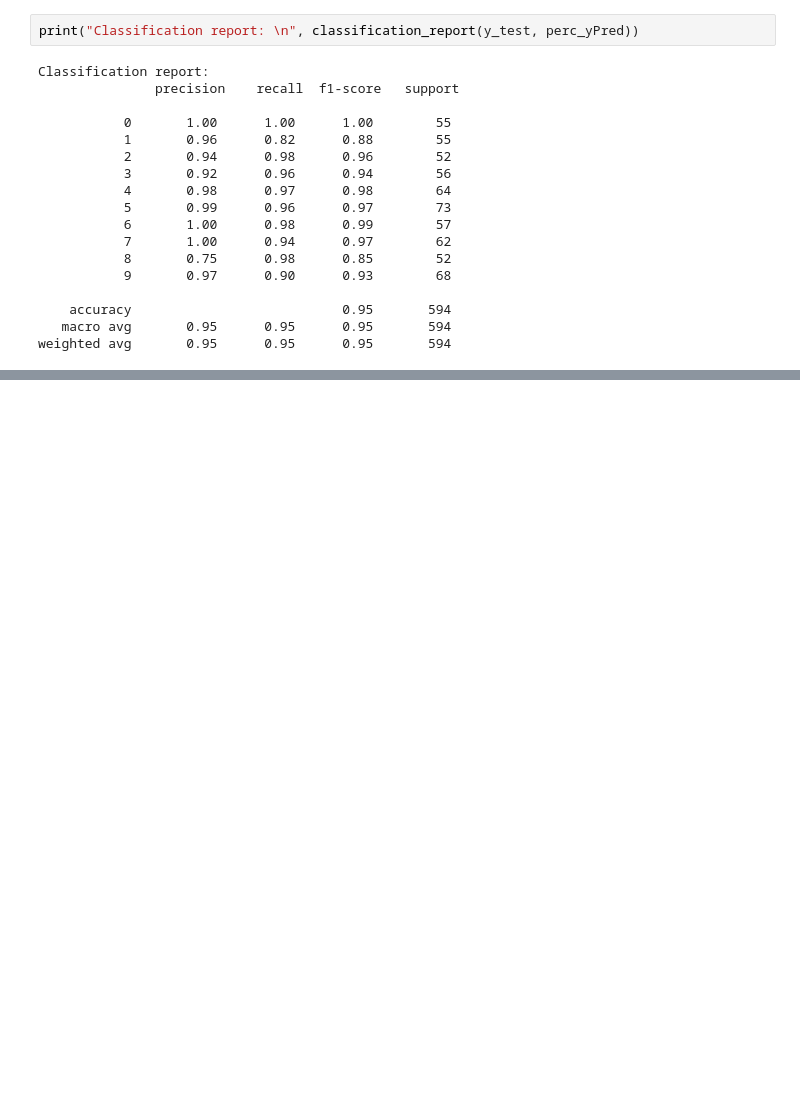
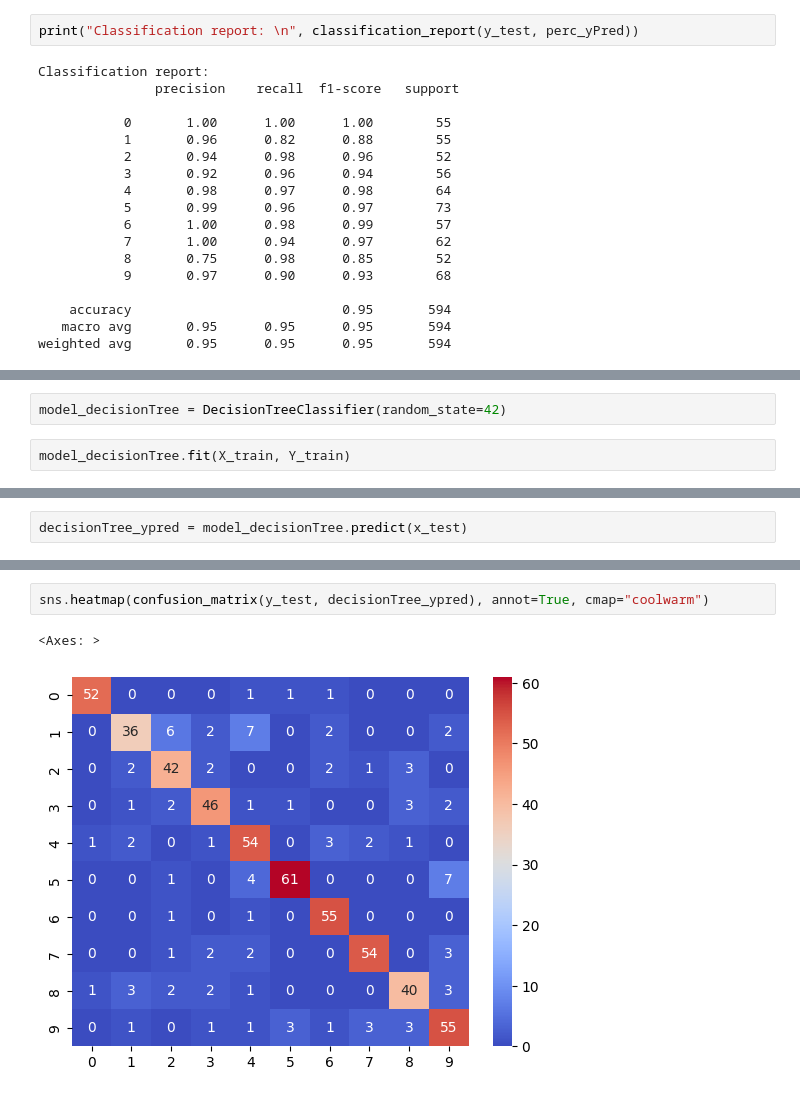
Before and after one commit to alberba/ia_2023, a Jupyter notebook: practica2/practica2.ipynb, the cells around one changed output, grey strips where cells are left out. Cells and saved outputs as stored; diff of their text form; blank space fills up the shorter version.

```diff
--- a/practica2/practica2.ipynb
+++ b/practica2/practica2.ipynb
@@ -80,0 +109,4 @@ weighted avg       0.95      0.95      0.95       594
+# %%
+model_decisionTree = DecisionTreeClassifier(random_state=42)
+# %%
+model_decisionTree.fit(X_train, Y_train)
@@ -80,0 +115,2 @@ weighted avg       0.95      0.95      0.95       594
+# %%
+decisionTree_ypred = model_decisionTree.predict(x_test)
@@ -80,0 +130,5 @@ weighted avg       0.95      0.95      0.95       594
+# %%
+sns.heatmap(confusion_matrix(y_test, decisionTree_ypred), annot=True, cmap="coolwarm")
+# %% [output]
+<Axes: >
+[figure, added]
```
Also changed, not shown: parts of 17 cells of this notebook, 1 other file.
